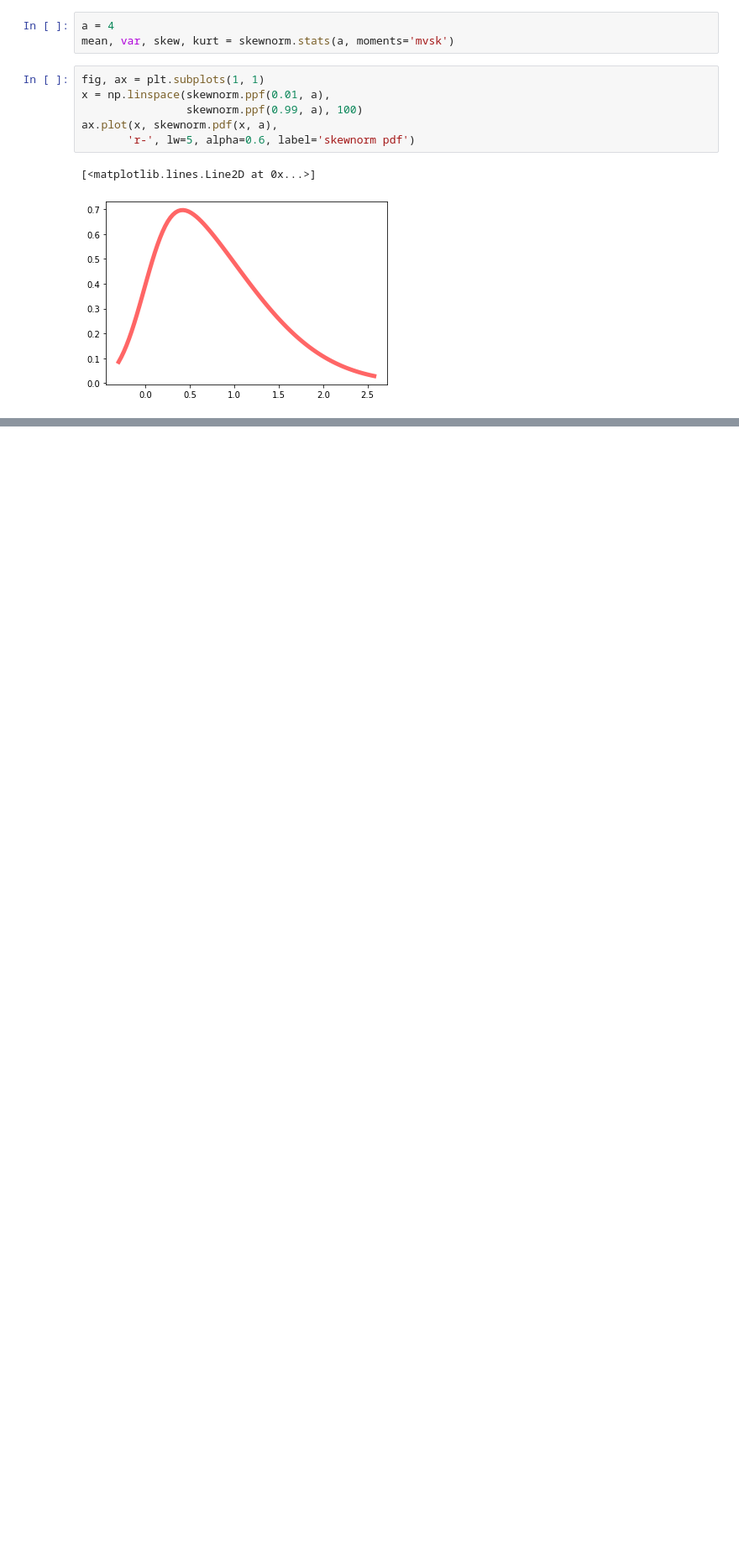
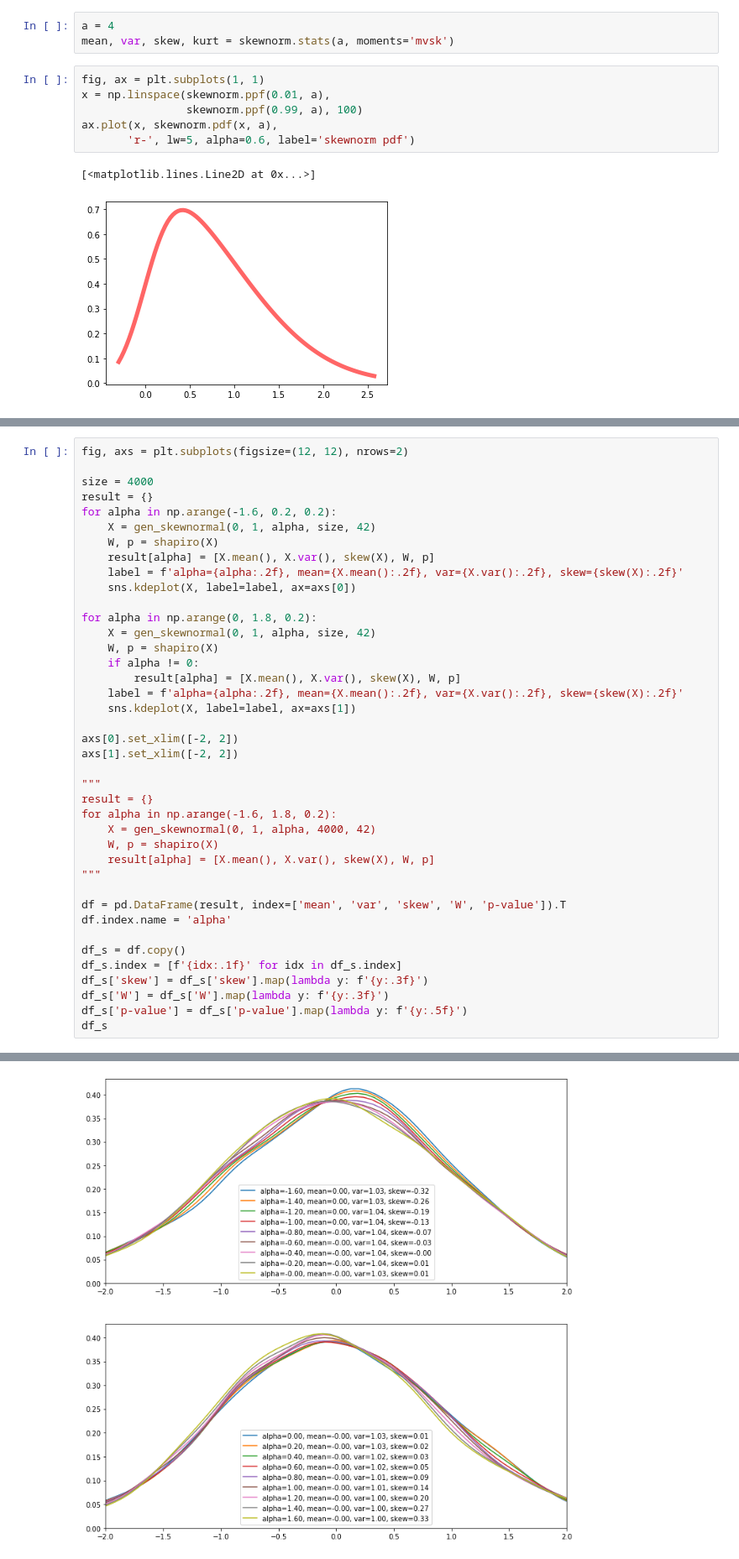
Before and after one commit to micky85lu/Data-Assimilation-Project, a Jupyter notebook: test_nongaussian.ipynb, the cells around one changed output, grey strips where cells are left out. Shown at 84% size. Saved outputs shown, nothing was run; the diff lists cells and outputs as text; blank space fills up the shorter version.

```diff
--- a/test_nongaussian.ipynb
+++ b/test_nongaussian.ipynb
@@ -75,0 +75,41 @@ sum(h) / 100
+# %%
+fig, axs = plt.subplots(figsize=(12, 12), nrows=2)
+
+size = 4000
+result = {}
+for alpha in np.arange(-1.6, 0.2, 0.2):
+    X = gen_skewnormal(0, 1, alpha, size, 42)
+    W, p = shapiro(X)
+    result[alpha] = [X.mean(), X.var(), skew(X), W, p]
+    label = f'alpha={alpha:.2f}, mean={X.mean():.2f}, var={X.var():.2f}, skew={skew(X):.2f}'
+    sns.kdeplot(X, label=label, ax=axs[0])
+
+for alpha in np.arange(0, 1.8, 0.2):
+    X = gen_skewnormal(0, 1, alpha, size, 42)
+    W, p = shapiro(X)
+    if alpha != 0:
+        result[alpha] = [X.mean(), X.var(), skew(X), W, p]
+    label = f'alpha={alpha:.2f}, mean={X.mean():.2f}, var={X.var():.2f}, skew={skew(X):.2f}'
+    sns.kdeplot(X, label=label, ax=axs[1])
+
+axs[0].set_xlim([-2, 2])
+axs[1].set_xlim([-2, 2])
+
+"""
+result = {}
+for alpha in np.arange(-1.6, 1.8, 0.2):
+    X = gen_skewnormal(0, 1, alpha, 4000, 42)
+    W, p = shapiro(X)
+    result[alpha] = [X.mean(), X.var(), skew(X), W, p]
+"""
+
+df = pd.DataFrame(result, index=['mean', 'var', 'skew', 'W', 'p-value']).T
+df.index.name = 'alpha'
+
+df_s = df.copy()
+df_s.index = [f'{idx:.1f}' for idx in df_s.index]
+df_s['skew'] = df_s['skew'].map(lambda y: f'{y:.3f}')
+df_s['W'] = df_s['W'].map(lambda y: f'{y:.3f}')
+df_s['p-value'] = df_s['p-value'].map(lambda y: f'{y:.5f}')
+df_s
+# %% [output]
@@ -75,0 +134 @@ sum(h) / 100
+[figure, added]
```
Also changed, not shown: parts of 10 cells of this notebook.
